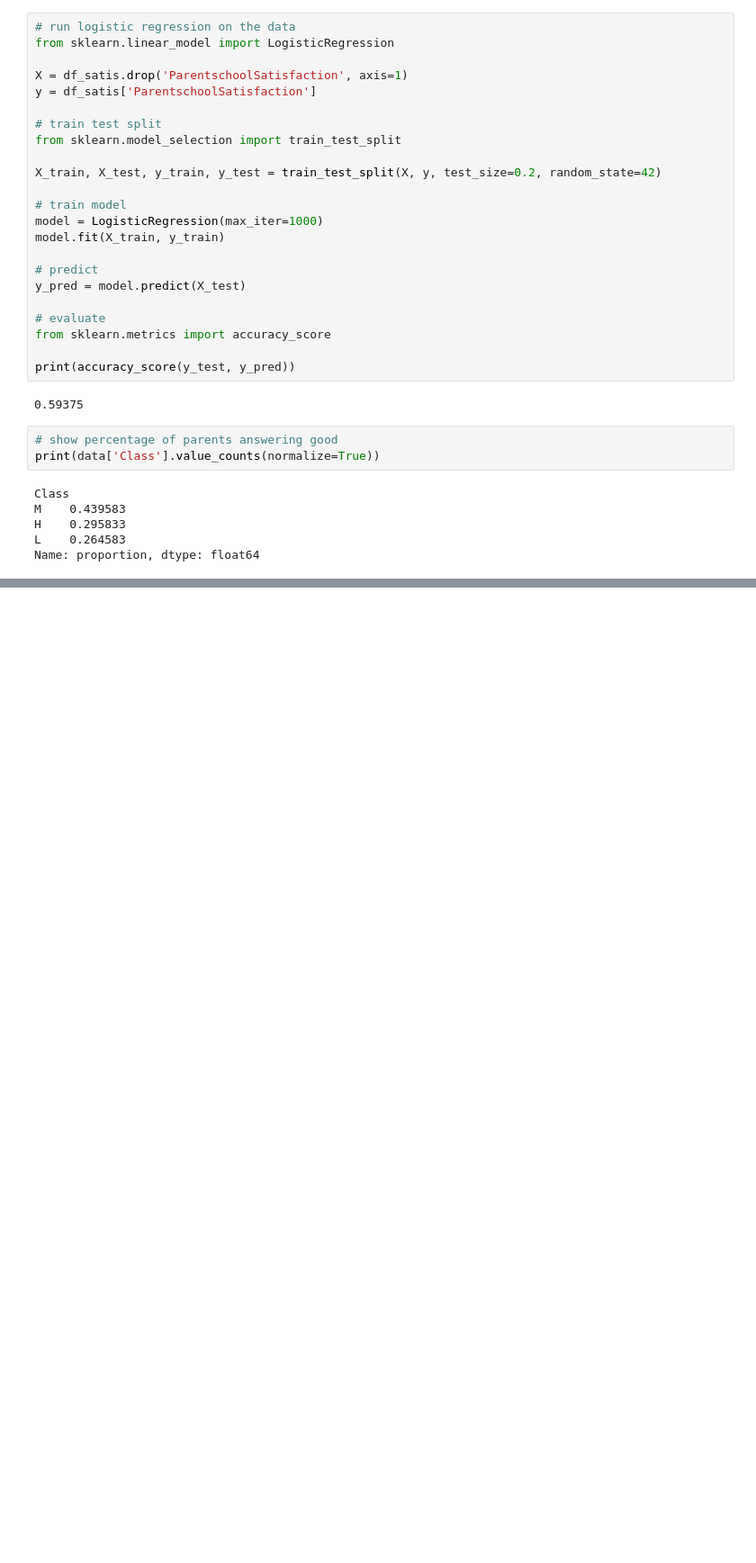
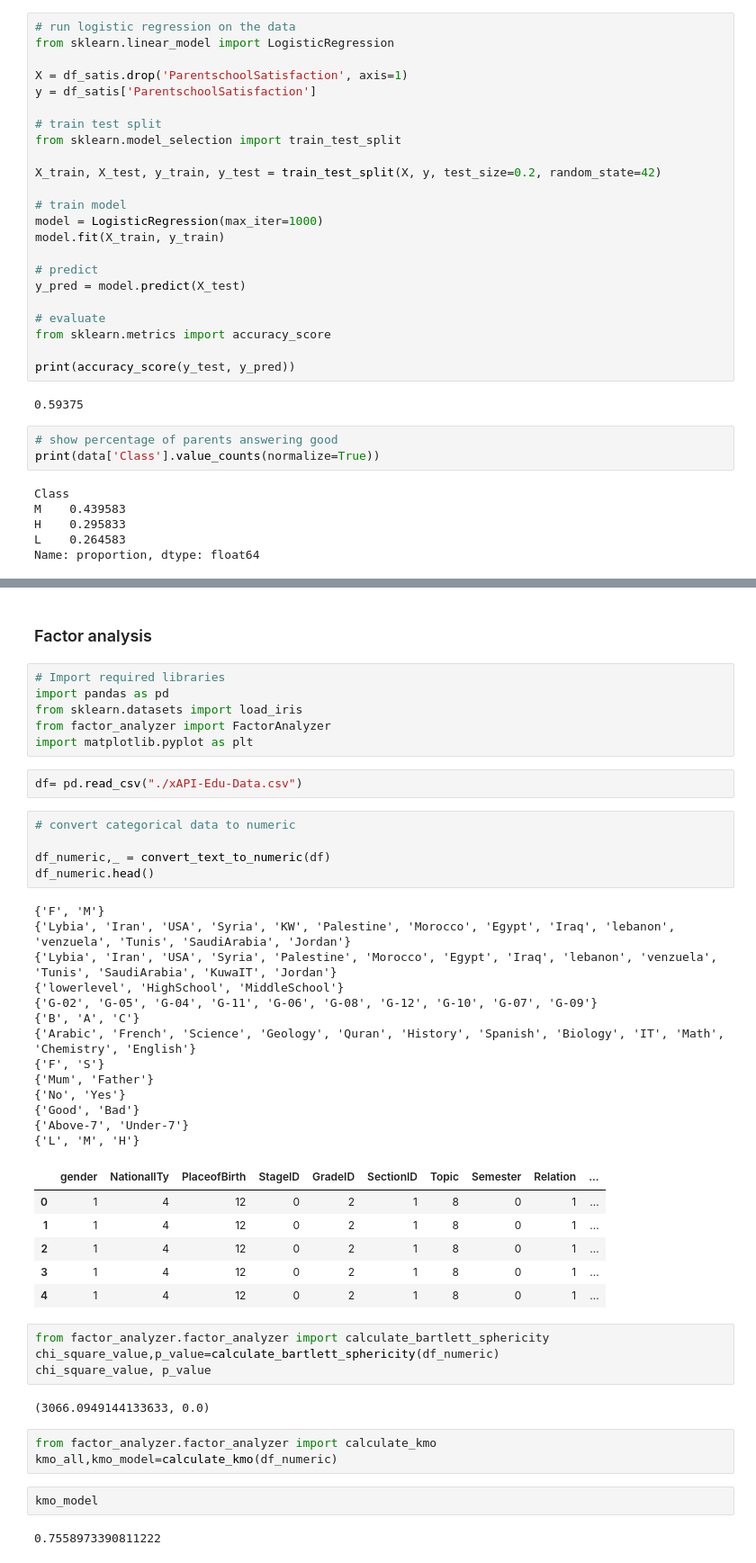
Before and after one commit to vanhalen42/student_academic_performance, a Jupyter notebook: simple_correlation_analysis copy.ipynb, the cells around one changed output, grey strips where cells are left out. Shown at 90% size. Cells and saved outputs as stored; diff of their text form; blank space fills up the shorter version.

```diff
--- a/simple_correlation_analysis copy.ipynb
+++ b/simple_correlation_analysis copy.ipynb
@@ -708,0 +709,48 @@ Class 0.7395833333333334
+# %% [markdown]
+### Factor analysis
+# %%
+# Import required libraries
+import pandas as pd
+from sklearn.datasets import load_iris
+from factor_analyzer import FactorAnalyzer
+import matplotlib.pyplot as plt
+# %%
+df= pd.read_csv("./xAPI-Edu-Data.csv")
+# %%
+# convert categorical data to numeric
+
+df_numeric,_ = convert_text_to_numeric(df)
+df_numeric.head()
+# %% [output]
+{'F', 'M'}
+{'Lybia', 'Iran', 'USA', 'Syria', 'KW', 'Palestine', 'Morocco', 'Egypt', 'Iraq', 'lebanon', 'venzuela', 'Tunis', 'SaudiArabia', 'Jordan'}
+{'Lybia', 'Iran', 'USA', 'Syria', 'Palestine', 'Morocco', 'Egypt', 'Iraq', 'lebanon', 'venzuela', 'Tunis', 'SaudiArabia', 'KuwaIT', 'Jordan'}
+{'lowerlevel', 'HighSchool', 'MiddleSchool'}
+{'G-02', 'G-05', 'G-04', 'G-11', 'G-06', 'G-08', 'G-12', 'G-10', 'G-07', 'G-09'}
+{'B', 'A', 'C'}
+{'Arabic', 'French', 'Science', 'Geology', 'Quran', 'History', 'Spanish', 'Biology', 'IT', 'Math', 'Chemistry', 'English'}
+{'F', 'S'}
+{'Mum', 'Father'}
+{'No', 'Yes'}
+{'Good', 'Bad'}
+{'Above-7', 'Under-7'}
+{'L', 'M', 'H'}
+|  | gender | NationalITy | PlaceofBirth | StageID | GradeID | SectionID | Topic | Semester | Relation | ... |
+| 0 | 1 | 4 | 12 | 0 | 2 | 1 | 8 | 0 | 1 | ... |
+| 1 | 1 | 4 | 12 | 0 | 2 | 1 | 8 | 0 | 1 | ... |
+| 2 | 1 | 4 | 12 | 0 | 2 | 1 | 8 | 0 | 1 | ... |
+| 3 | 1 | 4 | 12 | 0 | 2 | 1 | 8 | 0 | 1 | ... |
+| 4 | 1 | 4 | 12 | 0 | 2 | 1 | 8 | 0 | 1 | ... |
+# %%
+from factor_analyzer.factor_analyzer import calculate_bartlett_sphericity
+chi_square_value,p_value=calculate_bartlett_sphericity(df_numeric)
+chi_square_value, p_value
+# %% [output]
+(3066.0949144133633, 0.0)
+# %%
+from factor_analyzer.factor_analyzer import calculate_kmo
+kmo_all,kmo_model=calculate_kmo(df_numeric)
+# %%
+kmo_model
+# %% [output]
+0.7558973390811222
```
Also changed, not shown: parts of 19 cells of this notebook.
